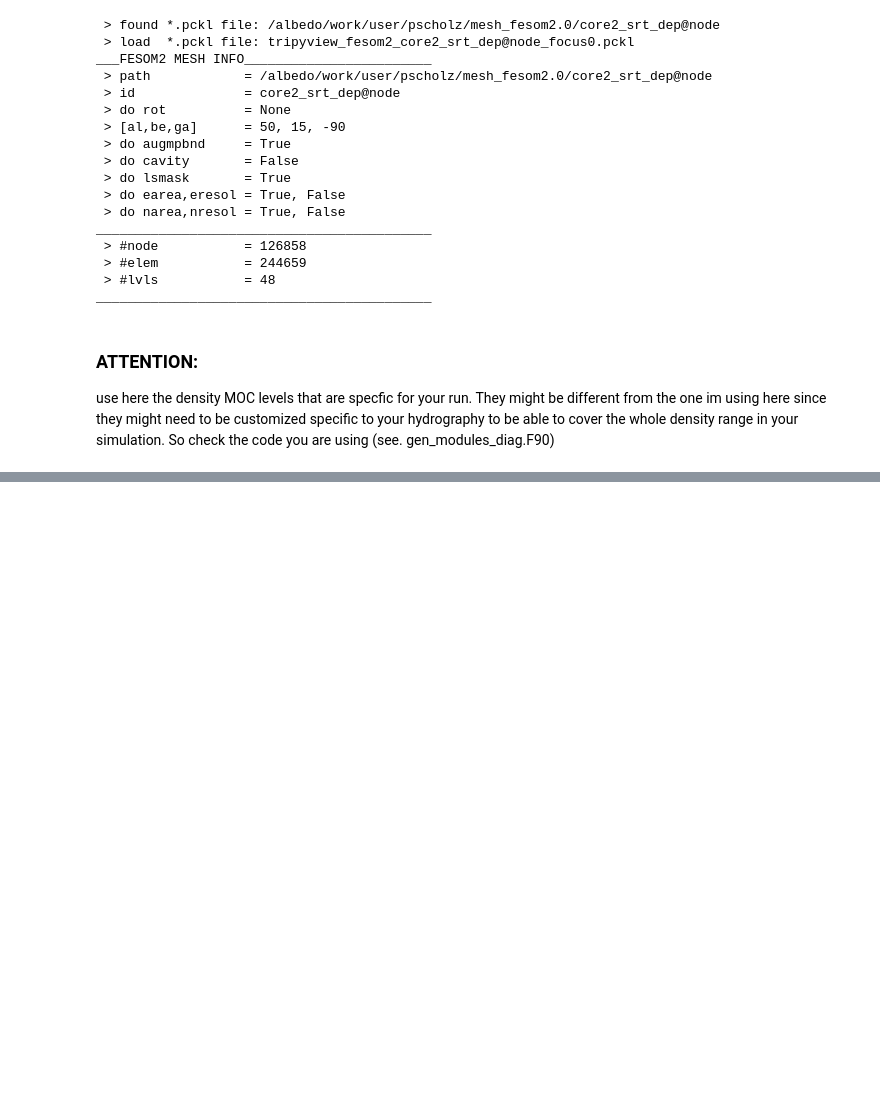
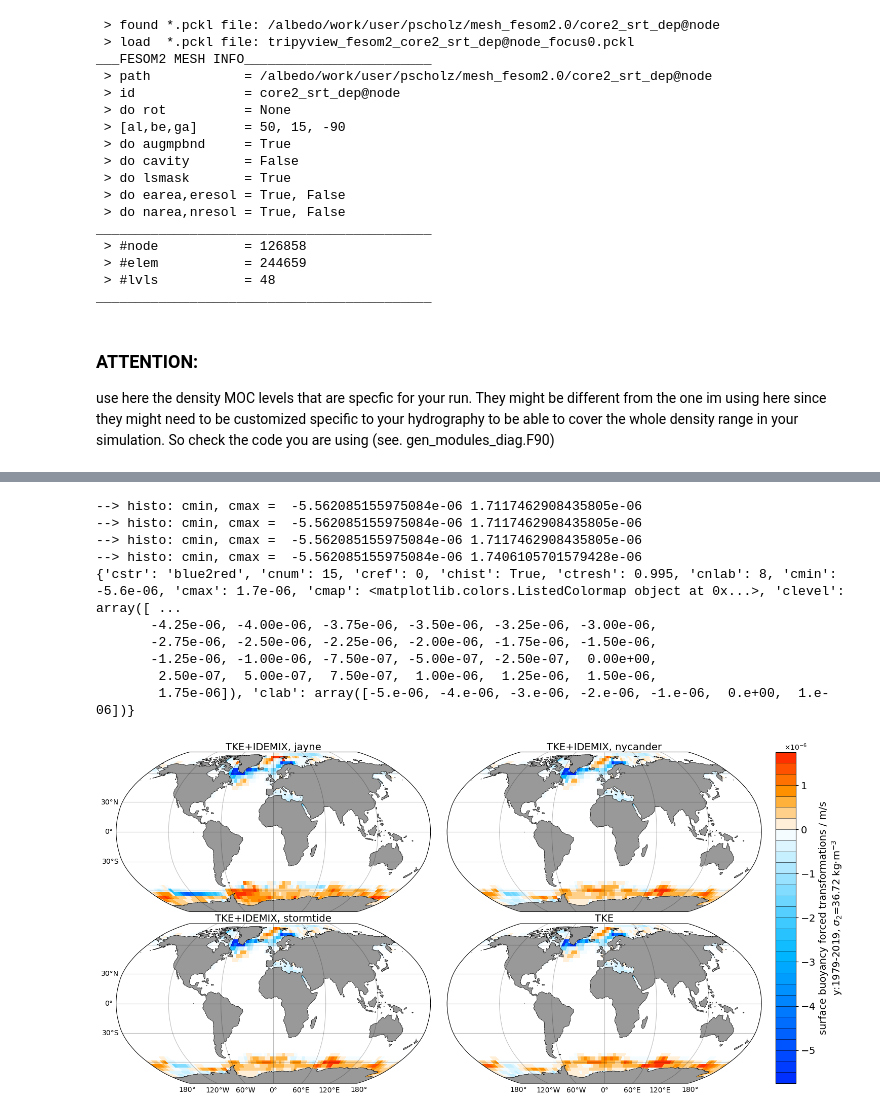
Before and after one commit to FESOM/tripyview, a Jupyter notebook: templates_notebooks/template_transp_dmoc_srfcbflx.ipynb, the cells around one changed output, grey strips where cells are left out. Cells and saved outputs as stored; diff of their text form; code cells hidden in the pictures; blank space fills up the shorter version.

Commit message:
actualize template notebooks with new plotting interface

```diff
--- a/templates_notebooks/template_transp_dmoc_srfcbflx.ipynb
+++ b/templates_notebooks/template_transp_dmoc_srfcbflx.ipynb
@@ -285,11 +280,12 @@ def binning_over_lon_lat(lon_i_ip1, lat_reg, dlon, dlat, data):
         dx, dy              = np.pi*Rearth*dlon/180*np.cos((lat_reg[yi]+lat_reg[yi+1])/2.0*rad), np.pi*Rearth*dlat/180
         data_latbin[dvname] = data_latbin[dvname]*data_latbin['w_A']
         dflux_latbin[yi]    = data_latbin[dvname].sum(dim=dim_h)/dx/dy
+        if dflux_latbin[yi]==0.0: dflux_latbin[yi]=np.nan
     return(dflux_latbin)
 
 #_______________________________________________________________________________________________________________
-bin_dflux_list=list()
-for data in dflux_list:
+databin_list=list()
+for data in data_list:
     ts        = clock.time()
     dvname    = list(data.keys())[0]
     #___________________________________________________________________________________________________________
@@ -313,10 +309,10 @@ for data in dflux_list:
         del(results)
     del(data)
     bin_data[varname] = bin_data[varname].transpose('nlat','nlon')
-    bin_dflux_list.append(bin_data)
+    databin_list.append(bin_data)
     del(bin_data)
     #___________________________________________________________________________________________________________
     print(' --> elasped time to srf transformation: {:3.2f} min.'.format( (clock.time()-ts)/60  ))
-    print(' --> dflux uses {:3.2f} Gb:'.format(bin_dflux_list[-1].nbytes/(1024**3)))
+    print(' --> dflux uses {:3.2f} Gb:'.format(databin_list[-1].nbytes/(1024**3)))
     print('')
 # %% [output]
@@ -355,0 +330,38 @@ print(' --> elapsed time: {} min'.format((clock.time()-ts)/60))
+# %%
+#___PLOT FESOM2 DATA___________________________________________________________________________________
+spath  = save_path
+ncol0  = np.min([ncol,len(databin_list)])
+nrow0  = np.ceil(len(databin_list)/ncol0).astype('int')
+ndat   = len(databin_list)
+svname = list(databin_list[0].data_vars)[0]
+slabel = databin_list[0][svname].attrs['str_lsave']
+#______________________________________________________________________________________________________
+# do save filename path
+sfpath = None
+if spath!=None:
+    sfpath=list()
+    for sfmt in save_fmt: sfpath.append( os.path.join(spath,'{:s}_{:s}_{:s}.{:s}'.format(svname, proj, slabel, sfmt)) )
+
+#______________________________________________________________________________________________________
+# do colorbar either single cbar or ref_cbar + anom_cbar
+if (ref_path != None) and do_reffig: cb_plt, cb_plt_single, cinfo0 = [1]+[2]*(nrow0*ncol0-1), False, [ref_cinfo.copy(), cinfo.copy()]
+else: cb_plt, cb_plt_single, cinfo0 = True, True, cinfo.copy()
+
+#__________________________________________________________________________________________________
+hfig, hax, hcb = tpv.plot_hslice(mesh, databin_list, cinfo=cinfo0, box=box, nrow=nrow0, ncol=ncol0, proj=proj, do_rescale=do_rescale,
+                                do_plt=do_plt, plt_contb=plt_contb, plt_contf=plt_contf, plt_contr=plt_contr, plt_contl=plt_contl, do_enum=do_enum,
+                                ax_opt=dict({'fig_sizefac':2.0, 'cb_plt':cb_plt, 'cb_plt_single':cb_plt_single, 'cb_pos':'vertical', 'cb_h':'auto',}), # 'fs_label':14, 'fs_ticks':14, 'ax_dt':1.0}),
+                                cbl_opt=dict(), cb_label=cb_label, cbtl_opt=dict(),
+                                do_save=sfpath, save_dpi=save_dpi)
+# %% [output]
+--> histo: cmin, cmax =  -5.562085155975084e-06 1.7117462908435805e-06
+--> histo: cmin, cmax =  -5.562085155975084e-06 1.7117462908435805e-06
+--> histo: cmin, cmax =  -5.562085155975084e-06 1.7117462908435805e-06
+--> histo: cmin, cmax =  -5.562085155975084e-06 1.7406105701579428e-06
+{'cstr': 'blue2red', 'cnum': 15, 'cref': 0, 'chist': True, 'ctresh': 0.995, 'cnlab': 8, 'cmin': -5.6e-06, 'cmax': 1.7e-06, 'cmap': <matplotlib.colors.ListedColormap object at 0x...>, 'clevel': array([ ...
+       -4.25e-06, -4.00e-06, -3.75e-06, -3.50e-06, -3.25e-06, -3.00e-06,
+       -2.75e-06, -2.50e-06, -2.25e-06, -2.00e-06, -1.75e-06, -1.50e-06,
+       -1.25e-06, -1.00e-06, -7.50e-07, -5.00e-07, -2.50e-07,  0.00e+00,
+        2.50e-07,  5.00e-07,  7.50e-07,  1.00e-06,  1.25e-06,  1.50e-06,
+        1.75e-06]), 'clab': array([-5.e-06, -4.e-06, -3.e-06, -2.e-06, -1.e-06,  0.e+00,  1.e-06])}
+[figure, added]
```
Also changed, not shown: parts of 7 cells of this notebook, 5 other files.
